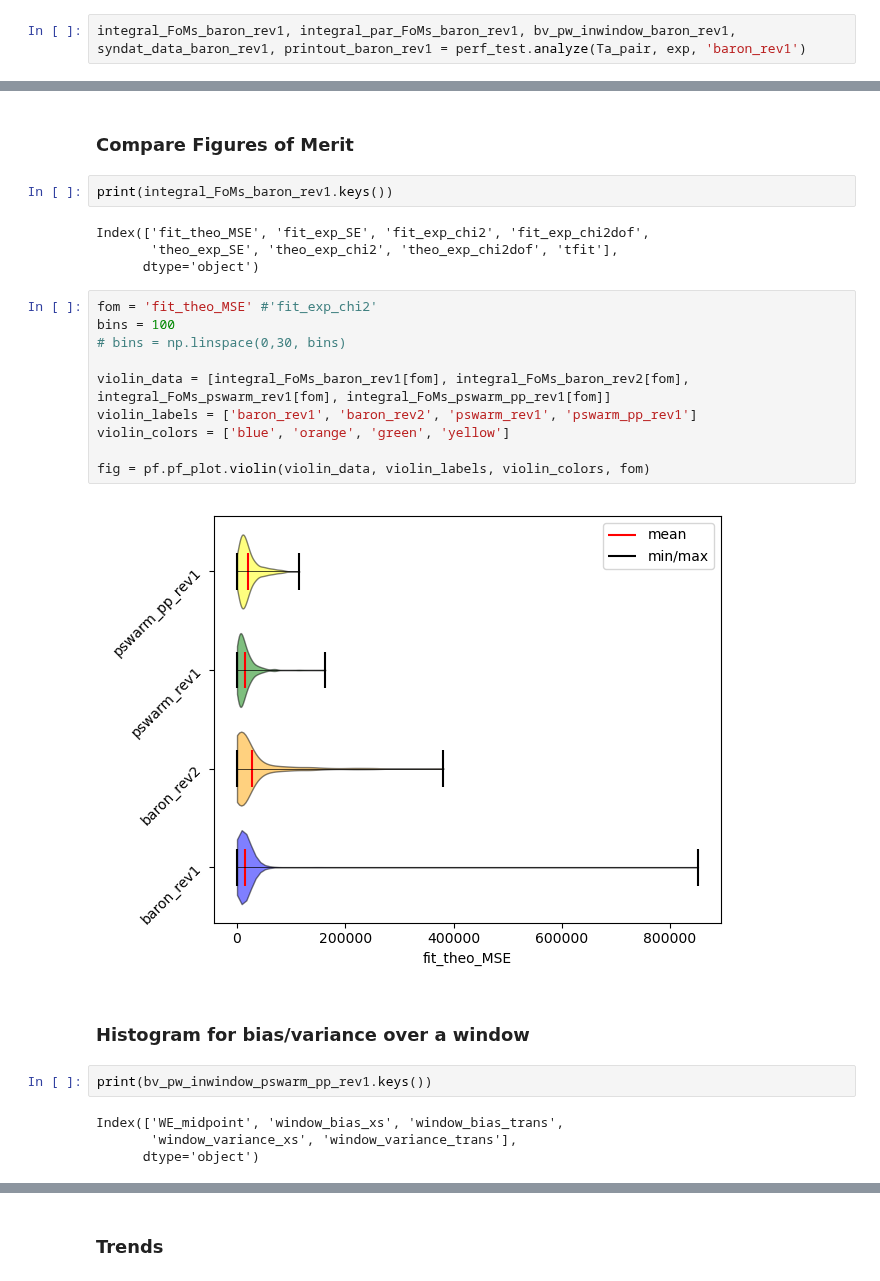
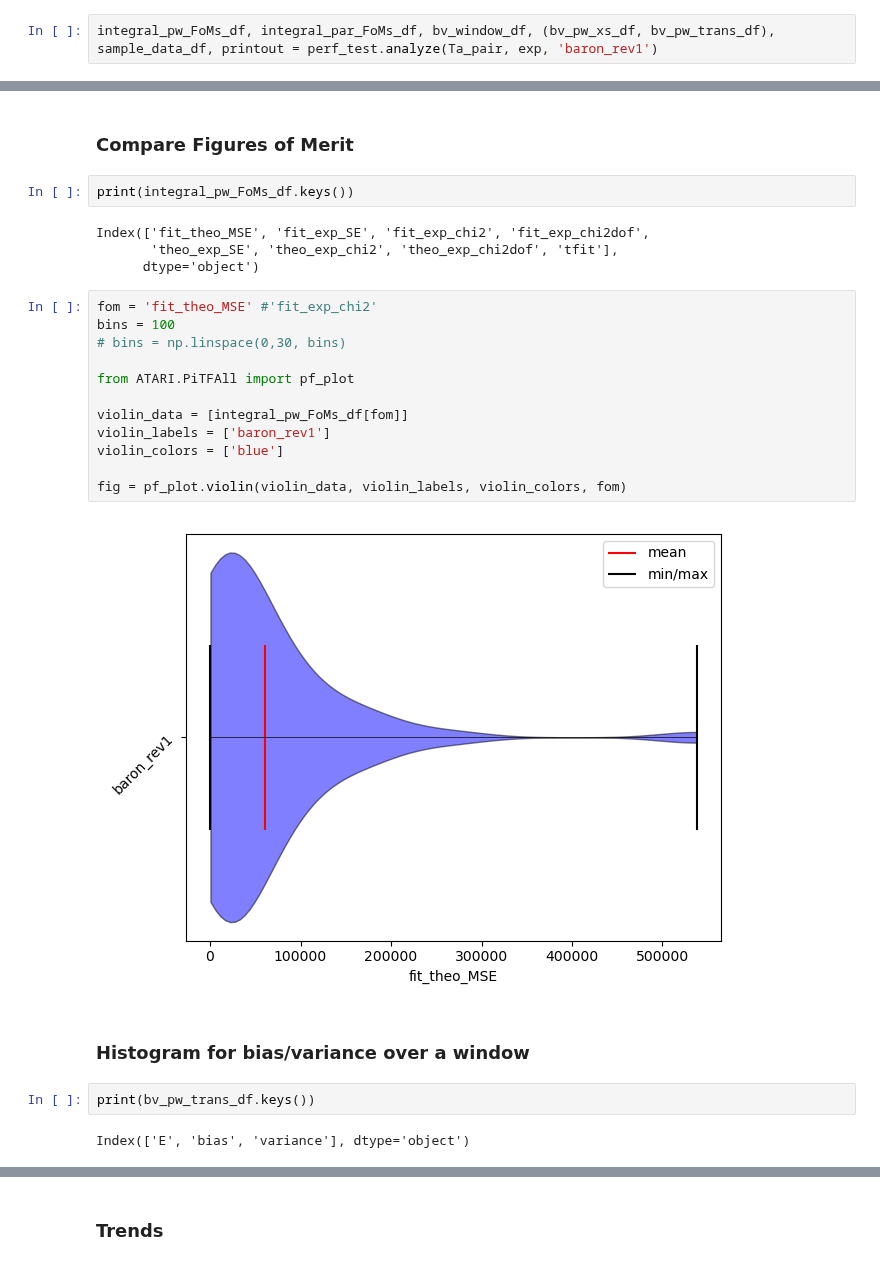
Before and after one commit to Naww137/ATARI, a Jupyter notebook: examples/UserExample_PiTFAll.ipynb, the cells around one changed output, grey strips where cells are left out. Drawn from its saved outputs; the diff is of its cells as text.

```diff
--- a/examples/UserExample_PiTFAll.ipynb
+++ b/examples/UserExample_PiTFAll.ipynb
@@ -164,4 +164,4 @@ Please run samples 0-50
 
 # for
 # %%
-integral_FoMs_baron_rev1, integral_par_FoMs_baron_rev1, bv_pw_inwindow_baron_rev1, syndat_data_baron_rev1, printout_baron_rev1 = perf_test.analyze(Ta_pair, exp, 'baron_rev1')
+integral_pw_FoMs_df, integral_par_FoMs_df, bv_window_df, (bv_pw_xs_df, bv_pw_trans_df), sample_data_df, printout = perf_test.analyze(Ta_pair, exp, 'baron_rev1')
@@ -203,7 +173,7 @@ The mean/std of the fit to theorectical MSE is 20365.90448080883 +/- 18385.47577
 # %% [markdown]
 ### Compare Figures of Merit
 # %%
-print(integral_FoMs_baron_rev1.keys())
+print(integral_pw_FoMs_df.keys())
 # %% [output]
 Index(['fit_theo_MSE', 'fit_exp_SE', 'fit_exp_chi2', 'fit_exp_chi2dof',
        'theo_exp_SE', 'theo_exp_chi2', 'theo_exp_chi2dof', 'tfit'],
@@ -211,21 +181,21 @@ Index(['fit_theo_MSE', 'fit_exp_SE', 'fit_exp_chi2', 'fit_exp_chi2dof',
 # %%
 fom = 'fit_theo_MSE' #'fit_exp_chi2'
 bins = 100
 # bins = np.linspace(0,30, bins)
 
-violin_data = [integral_FoMs_baron_rev1[fom], integral_FoMs_baron_rev2[fom], integral_FoMs_pswarm_rev1[fom], integral_FoMs_pswarm_pp_rev1[fom]]
-violin_labels = ['baron_rev1', 'baron_rev2', 'pswarm_rev1', 'pswarm_pp_rev1']
-violin_colors = ['blue', 'orange', 'green', 'yellow']
+from ATARI.PiTFAll import pf_plot
 
-fig = pf.pf_plot.violin(violin_data, violin_labels, violin_colors, fom)
+violin_data = [integral_pw_FoMs_df[fom]]
+violin_labels = ['baron_rev1']
+violin_colors = ['blue']
+
+fig = pf_plot.violin(violin_data, violin_labels, violin_colors, fom)
 # %% [output]
-[figure, old version]
+[figure, new version]
 # %% [markdown]
 ### Histogram for bias/variance over a window
 # %%
-print(bv_pw_inwindow_pswarm_pp_rev1.keys())
+print(bv_pw_trans_df.keys())
 # %% [output]
-Index(['WE_midpoint', 'window_bias_xs', 'window_bias_trans',
-       'window_variance_xs', 'window_variance_trans'],
-      dtype='object')
+Index(['E', 'bias', 'variance'], dtype='object')
 # %%
```
Also changed, not shown: parts of 14 cells of this notebook.
